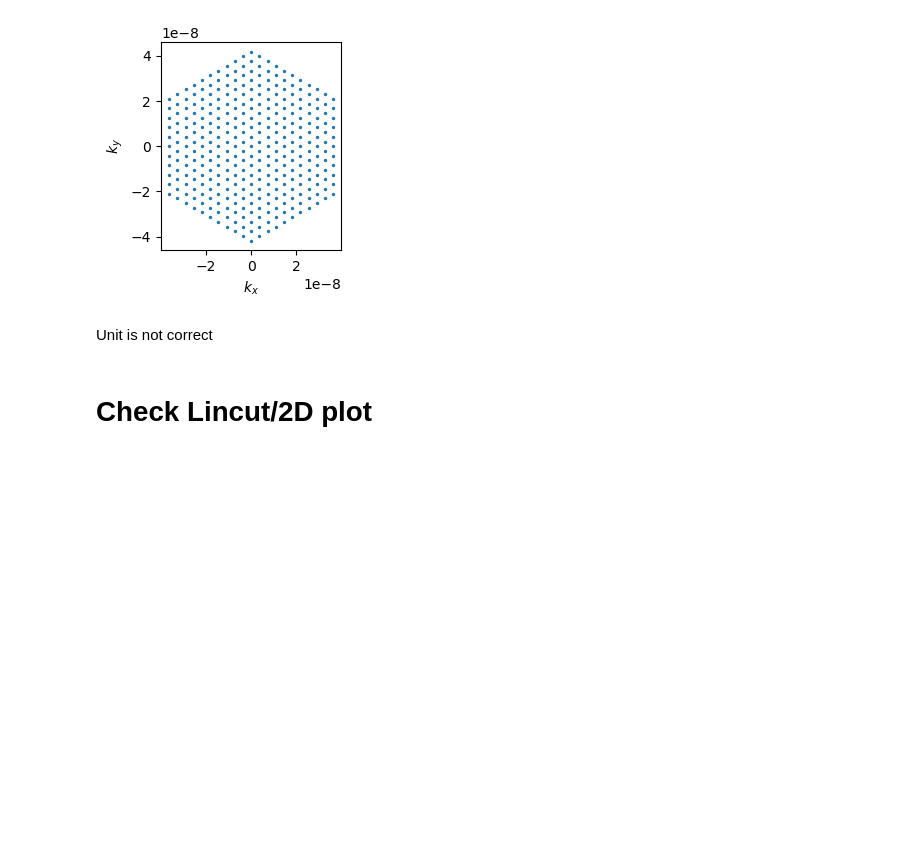
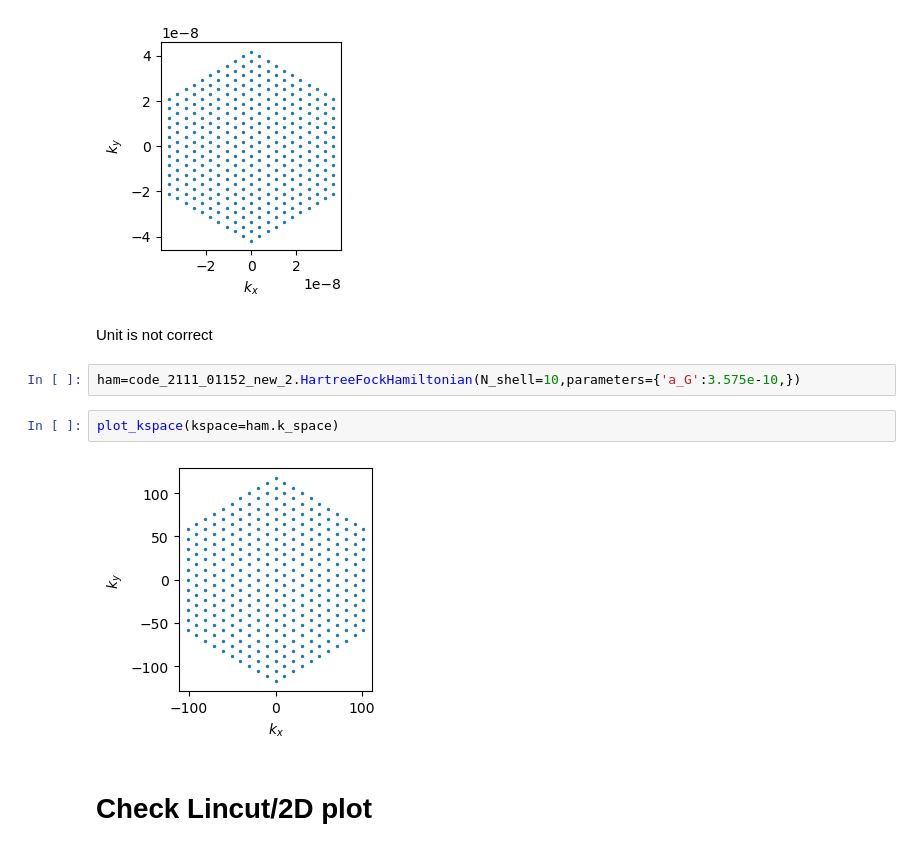
Before and after one commit to hainingpan/HartreeFock_GPT, a Jupyter notebook: test_coding/Outputs_o1/test_2111_01152.ipynb, the cells around one changed output. Drawn from its saved outputs; the diff is of its cells as text; blank space fills up the shorter version.

```diff
--- a/test_coding/Outputs_o1/test_2111_01152.ipynb
+++ b/test_coding/Outputs_o1/test_2111_01152.ipynb
@@ -45,6 +48,12 @@ plot_kspace(kspace=ham.k_space)
 [figure]
 # %% [markdown]
 Unit is not correct
+# %%
+ham=code_2111_01152_new_2.HartreeFockHamiltonian(N_shell=10,parameters={'a_G':3.575e-10,})
+# %%
+plot_kspace(kspace=ham.k_space)
+# %% [output]
+[figure, added]
 # %% [markdown]
 # Check Lincut/2D plot
 # %%
```
Also changed, not shown: parts of 18 cells of this notebook, 5 other files.
